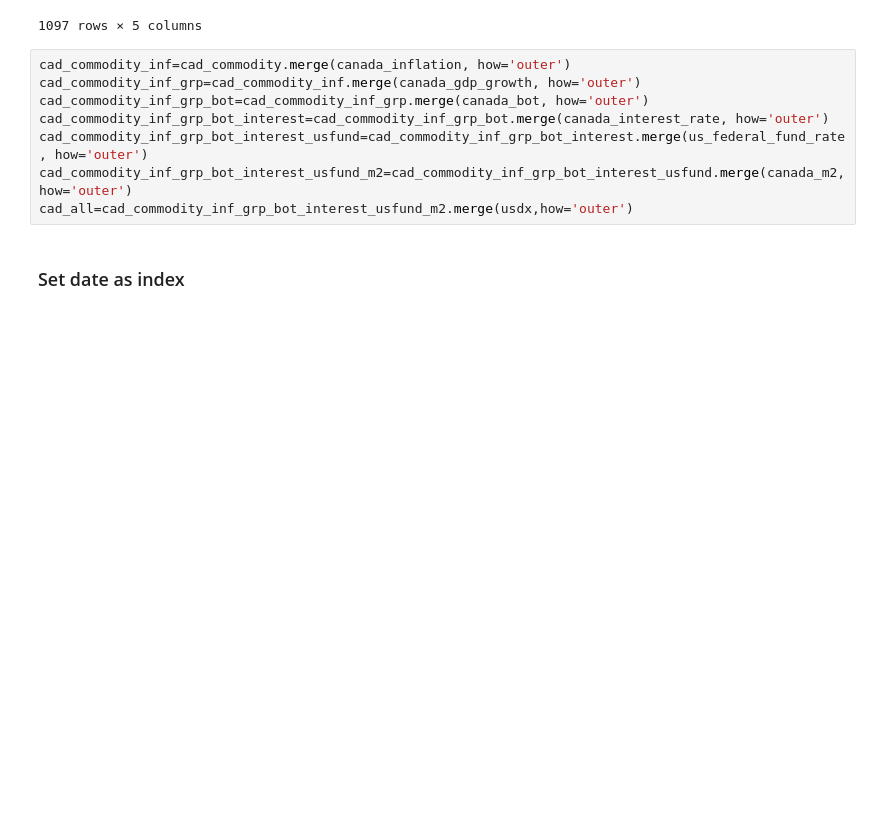
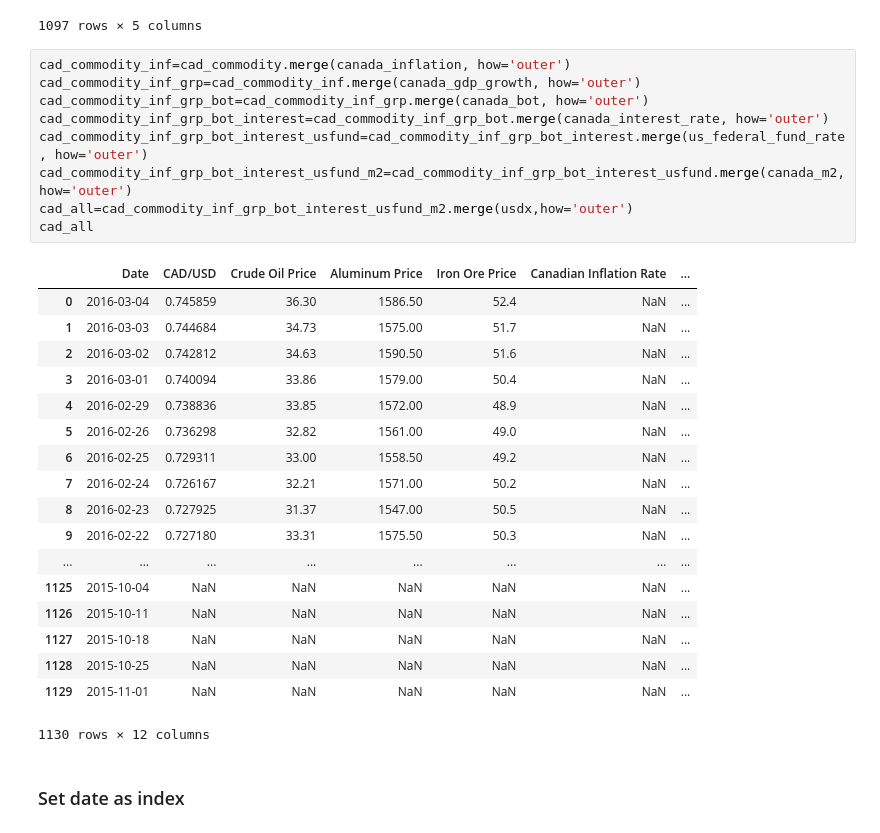
Before and after one commit to jf2862/finalproject, a Jupyter notebook: CANADA.ipynb, the cells around one changed output. Cells and saved outputs as stored; diff of their text form; blank space fills up the shorter version.

```diff
--- a/CANADA.ipynb
+++ b/CANADA.ipynb
@@ -83,11 +83,31 @@ cad_commodity
 # %%
 cad_commodity_inf=cad_commodity.merge(canada_inflation, how='outer')
 cad_commodity_inf_grp=cad_commodity_inf.merge(canada_gdp_growth, how='outer')
 cad_commodity_inf_grp_bot=cad_commodity_inf_grp.merge(canada_bot, how='outer')
 cad_commodity_inf_grp_bot_interest=cad_commodity_inf_grp_bot.merge(canada_interest_rate, how='outer')
 cad_commodity_inf_grp_bot_interest_usfund=cad_commodity_inf_grp_bot_interest.merge(us_federal_fund_rate, how='outer')
 cad_commodity_inf_grp_bot_interest_usfund_m2=cad_commodity_inf_grp_bot_interest_usfund.merge(canada_m2, how='outer')
 cad_all=cad_commodity_inf_grp_bot_interest_usfund_m2.merge(usdx,how='outer')
+cad_all
+# %% [output]
+|  | Date | CAD/USD | Crude Oil Price | Aluminum Price | Iron Ore Price | Canadian Inflation Rate | ... |
+| 0 | 2016-03-04 | 0.745859 | 36.30 | 1586.50 | 52.4 | NaN | ... |
+| 1 | 2016-03-03 | 0.744684 | 34.73 | 1575.00 | 51.7 | NaN | ... |
+| 2 | 2016-03-02 | 0.742812 | 34.63 | 1590.50 | 51.6 | NaN | ... |
+| 3 | 2016-03-01 | 0.740094 | 33.86 | 1579.00 | 50.4 | NaN | ... |
+| 4 | 2016-02-29 | 0.738836 | 33.85 | 1572.00 | 48.9 | NaN | ... |
+| 5 | 2016-02-26 | 0.736298 | 32.82 | 1561.00 | 49.0 | NaN | ... |
+| 6 | 2016-02-25 | 0.729311 | 33.00 | 1558.50 | 49.2 | NaN | ... |
+| 7 | 2016-02-24 | 0.726167 | 32.21 | 1571.00 | 50.2 | NaN | ... |
+| 8 | 2016-02-23 | 0.727925 | 31.37 | 1547.00 | 50.5 | NaN | ... |
+| 9 | 2016-02-22 | 0.727180 | 33.31 | 1575.50 | 50.3 | NaN | ... |
+| ... | ... | ... | ... | ... | ... | ... | ... |
+| 1125 | 2015-10-04 | NaN | NaN | NaN | NaN | NaN | ... |
+| 1126 | 2015-10-11 | NaN | NaN | NaN | NaN | NaN | ... |
+| 1127 | 2015-10-18 | NaN | NaN | NaN | NaN | NaN | ... |
+| 1128 | 2015-10-25 | NaN | NaN | NaN | NaN | NaN | ... |
+| 1129 | 2015-11-01 | NaN | NaN | NaN | NaN | NaN | ... |
+1130 rows × 12 columns
 # %% [markdown]
 ### Set date as index
 # %%
```
Also changed, not shown: parts of 15 cells of this notebook.
